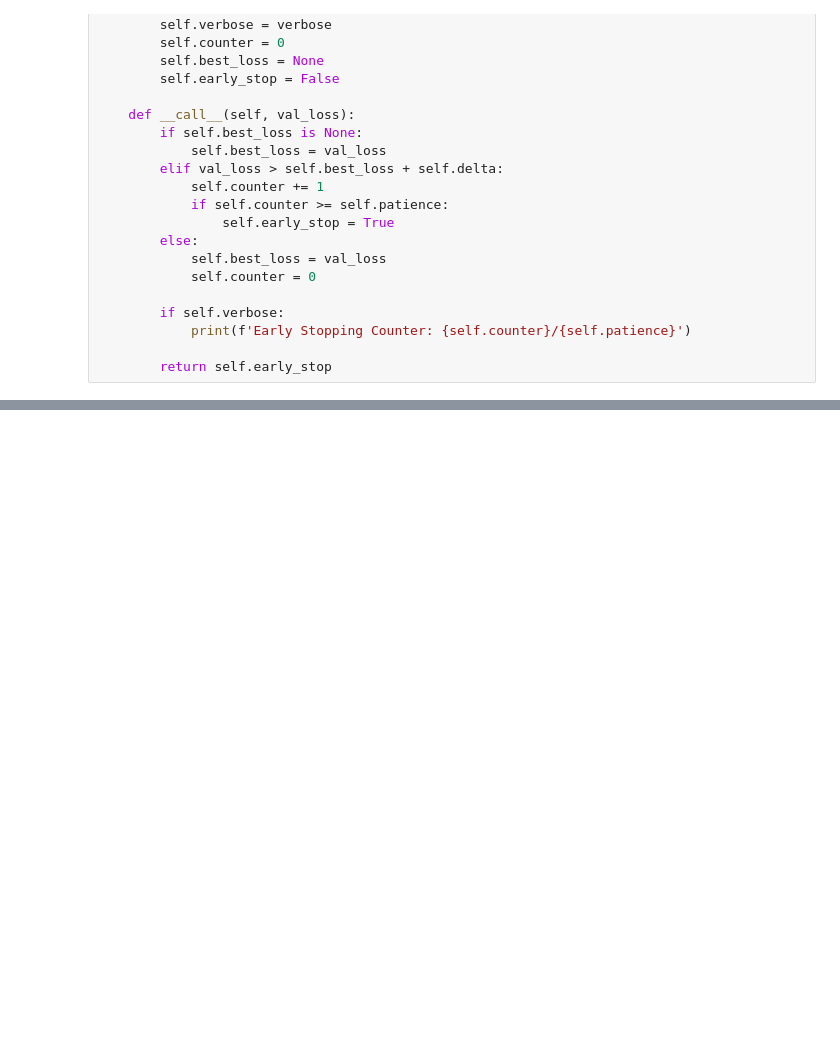
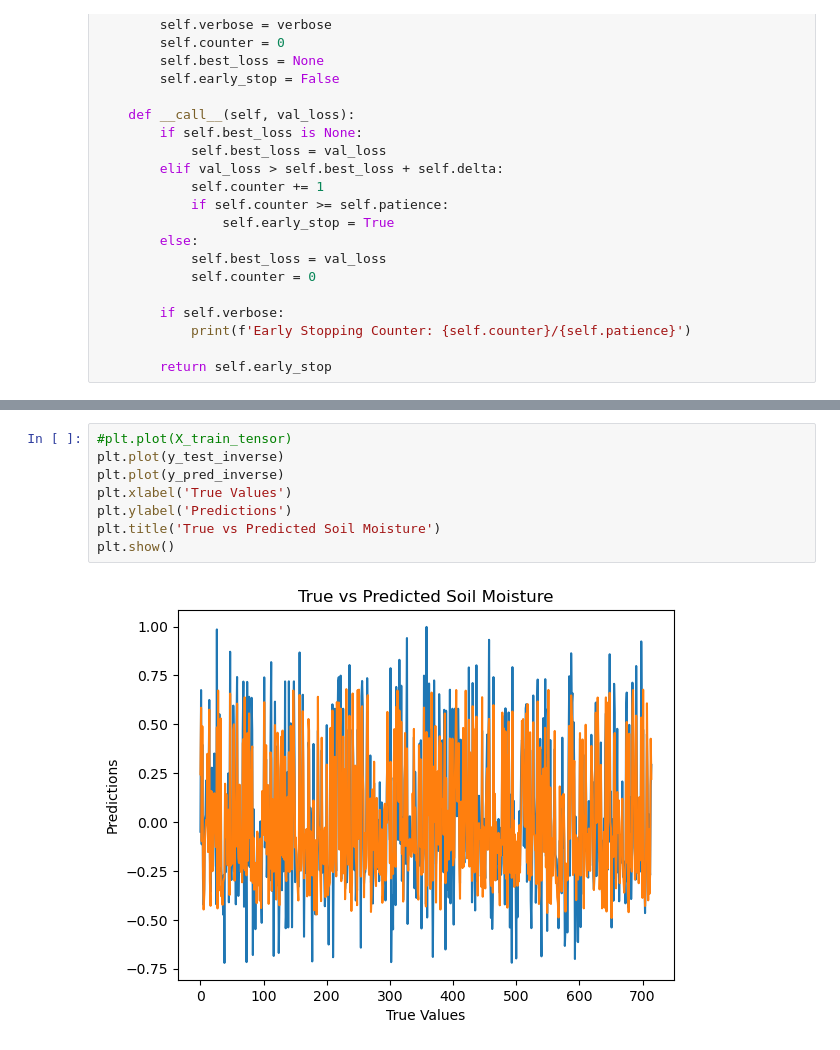
Before and after one commit to UW-ESS-DS/MLGeo_2023_Utahdvv_to_moisture, a Jupyter notebook: 1_model_training/1_simpleNN.ipynb, the cells around one changed output, grey strips where cells are left out. Saved outputs shown, nothing was run; the diff lists cells and outputs as text; blank space fills up the shorter version.

```diff
--- a/1_model_training/1_simpleNN.ipynb
+++ b/1_model_training/1_simpleNN.ipynb
@@ -263,0 +264,10 @@ R-squared: 0.7449
+# %%
+#plt.plot(X_train_tensor)
+plt.plot(y_test_inverse)
+plt.plot(y_pred_inverse)
+plt.xlabel('True Values')
+plt.ylabel('Predictions')
+plt.title('True vs Predicted Soil Moisture')
+plt.show()
+# %% [output]
+[figure, added]
```
Also changed, not shown: parts of 5 cells of this notebook.
